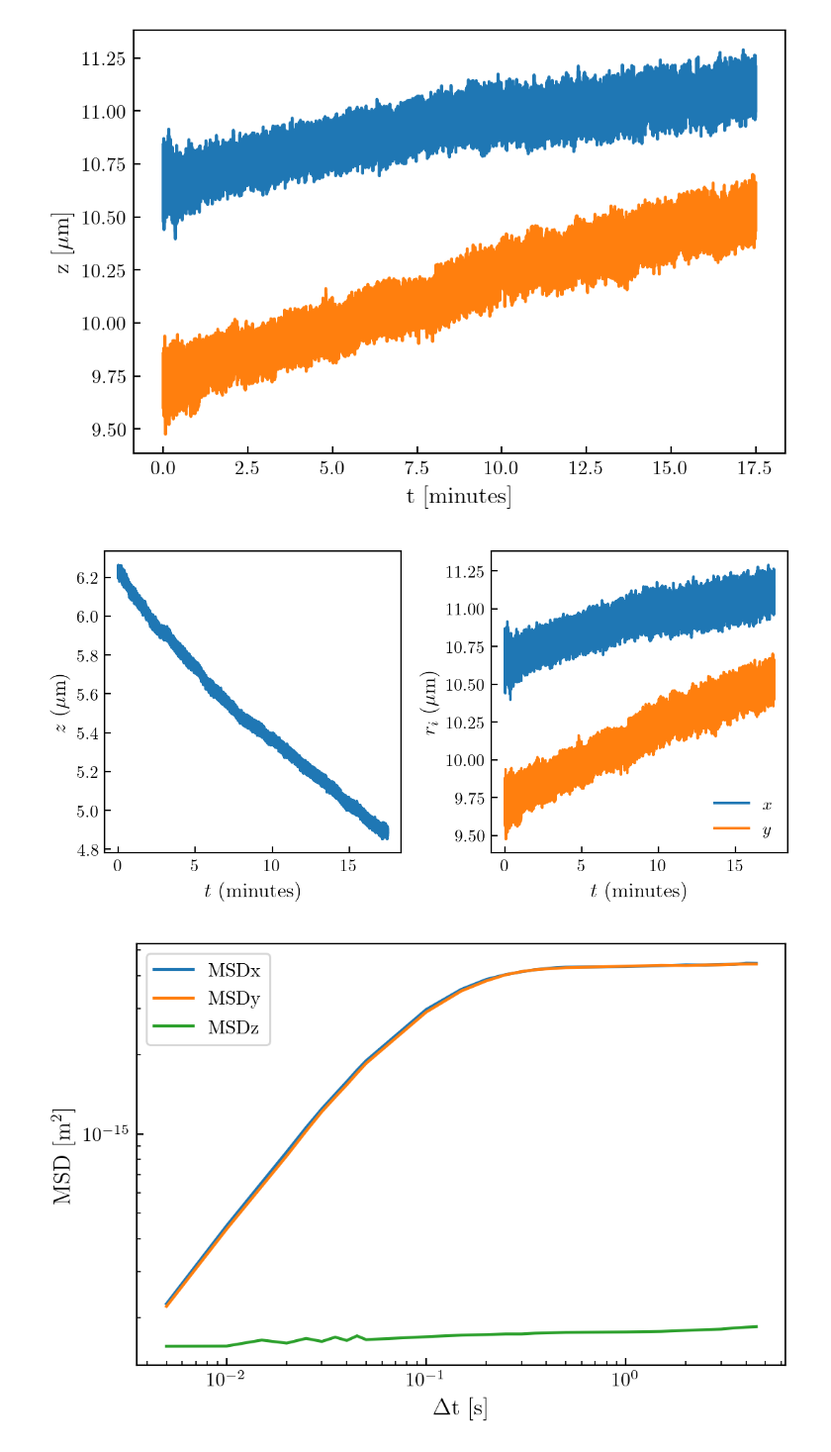
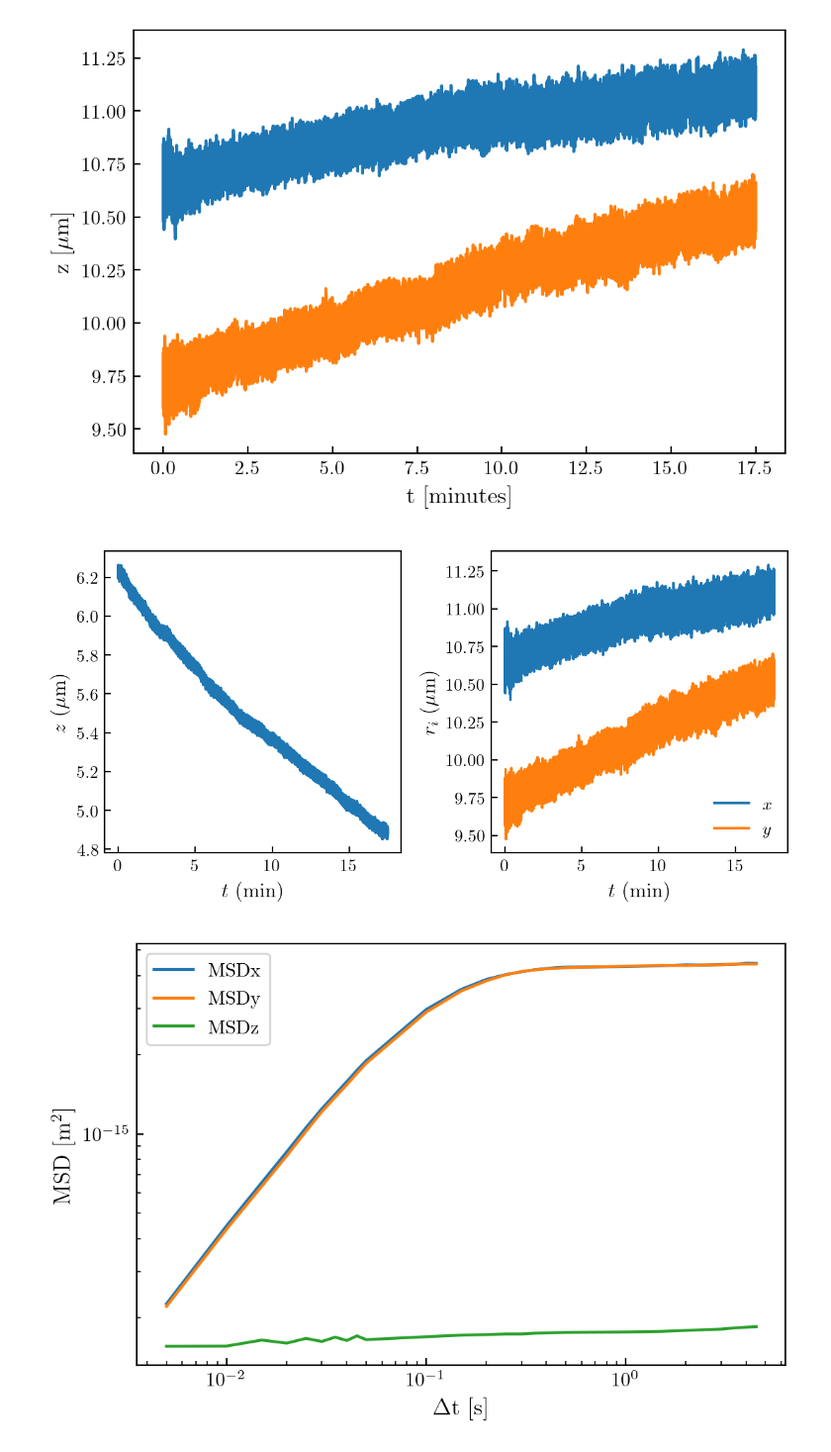
Before and after one commit to eXpensia/Confined-Brownian-Motion, a Jupyter notebook: 02_body/chapter4/images/stucked_particle/Full analysis trajectory_using_Dyacine_adding_x_y_distrib.ipynb, the cells around one changed output. Shown at 99% size. Saved outputs shown, nothing was run; the diff lists cells and outputs as text; code cells hidden in the pictures.

```diff
--- a/02_body/chapter4/images/stucked_particle/Full analysis trajectory_using_Dyacine_adding_x_y_distrib.ipynb
+++ b/02_body/chapter4/images/stucked_particle/Full analysis trajectory_using_Dyacine_adding_x_y_distrib.ipynb
@@ -125,28 +125,28 @@ Text(0, 0.5, 'z [$\\mathrm{\\mu m}$]')
 # %%
 fig = plt.figure(figsize=(cm2inch(16), cm2inch(8)))
 gs = fig.add_gridspec(1,2)
 
 
 fig.add_subplot(gs[0,0])
 
 plt.plot(time/200, raw_data_m[:,2])
 
 
-plt.xlabel("$t$ (minutes)")
+plt.xlabel("$t$ (min)")
 plt.ylabel("$z$ ($\mathrm{\mu m}$)")
 
 fig.add_subplot(gs[0,1]) ####################
 
 plt.plot(time/200, raw_data_m[:,0], label= "$x$")
 plt.plot(time/200, raw_data_m[:,1], label= "$y$")
-plt.xlabel("$t$ (minutes)")
+plt.xlabel("$t$ (min)")
 plt.ylabel("$r_i$ ($\mathrm{\mu m}$)")
 plt.legend(frameon=False)
 plt.tight_layout()
 
 plt.savefig("trajectory_stucked.pdf")
 # %% [output]
-[figure, old version]
+[figure, new version]
 # %%
 #N = 2000
 #fig = plt.figure()
```
Also changed, not shown: parts of 2 cells of this notebook, 15 other files.
